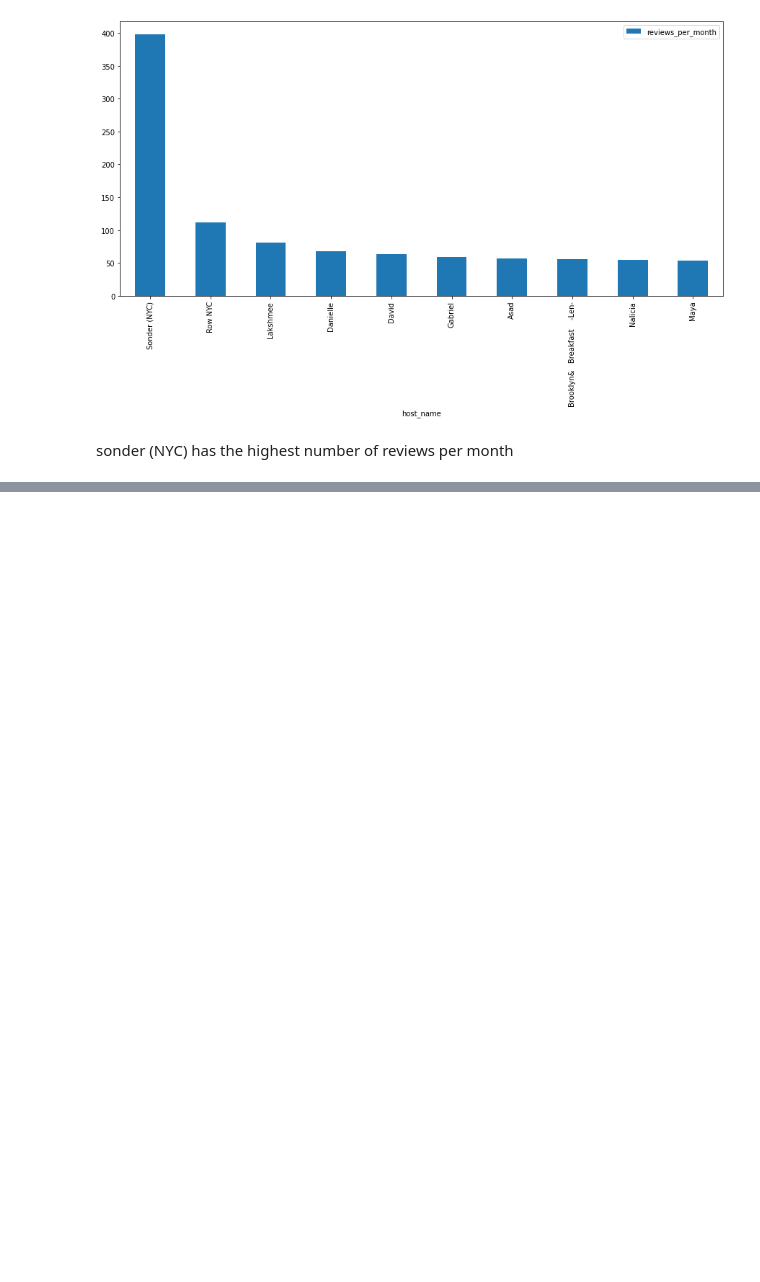
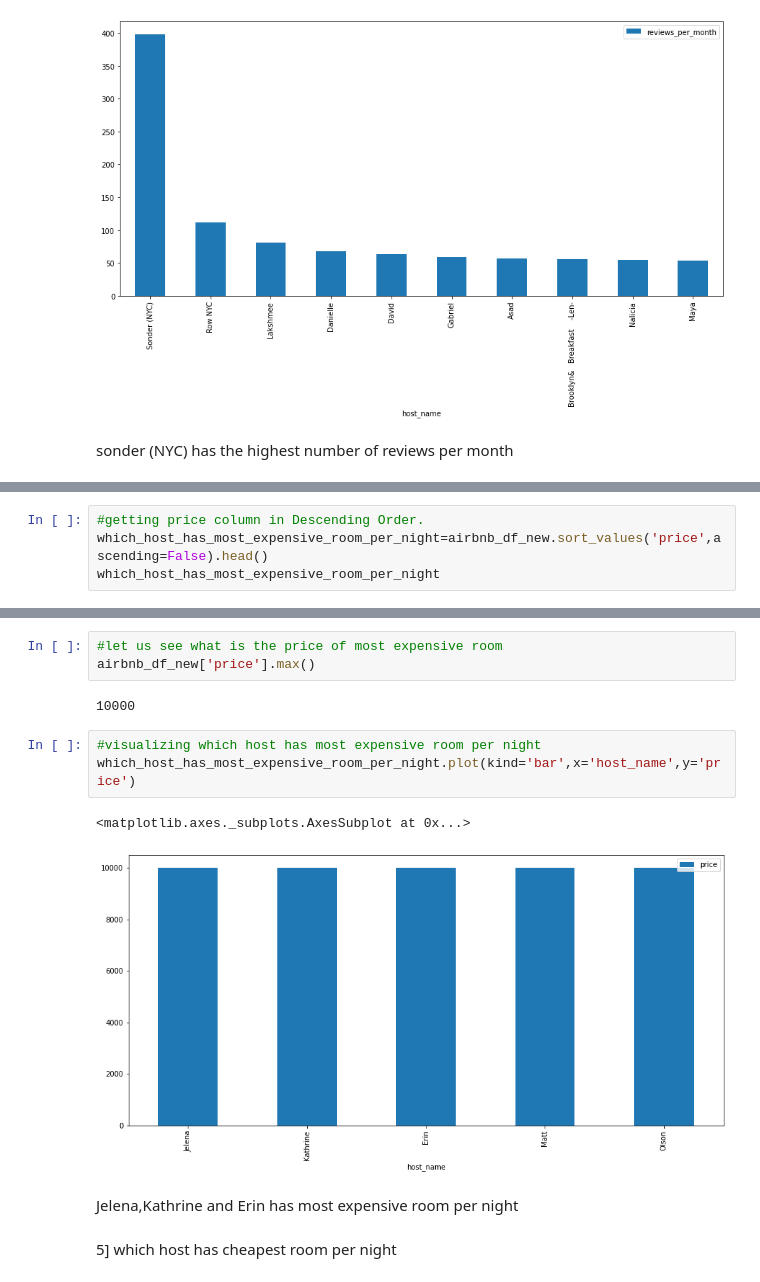
Before and after one commit to pranilthorat/Airbnb-Booking-Analysis, a Jupyter notebook: github_airbnb_capstone_project.ipynb, the cells around one changed output, grey strips where cells are left out. Saved outputs shown, nothing was run; the diff lists cells and outputs as text; blank space fills up the shorter version.

Commit message:
fifth commit of airbnb capstone project eda

```diff
--- a/github_airbnb_capstone_project.ipynb
+++ b/github_airbnb_capstone_project.ipynb
@@ -245,0 +248,4 @@ sonder (NYC)	has the highest number of reviews per month
+# %%
+#getting price column in Descending Order.
+which_host_has_most_expensive_room_per_night=airbnb_df_new.sort_values('price',ascending=False).head()
+which_host_has_most_expensive_room_per_night
@@ -245,0 +269,15 @@ sonder (NYC)	has the highest number of reviews per month
+# %%
+#let us see what is the price of most expensive room
+airbnb_df_new['price'].max()
+# %% [output]
+10000
+# %%
+#visualizing which host has most expensive room per night
+which_host_has_most_expensive_room_per_night.plot(kind='bar',x='host_name',y='price')
+# %% [output]
+<matplotlib.axes._subplots.AxesSubplot at 0x...>
+[figure, added]
+# %% [markdown]
+Jelena,Kathrine and Erin has most expensive room per night
+# %% [markdown]
+5] which host has cheapest room per night
```
Also changed, not shown: parts of 16 cells of this notebook.
